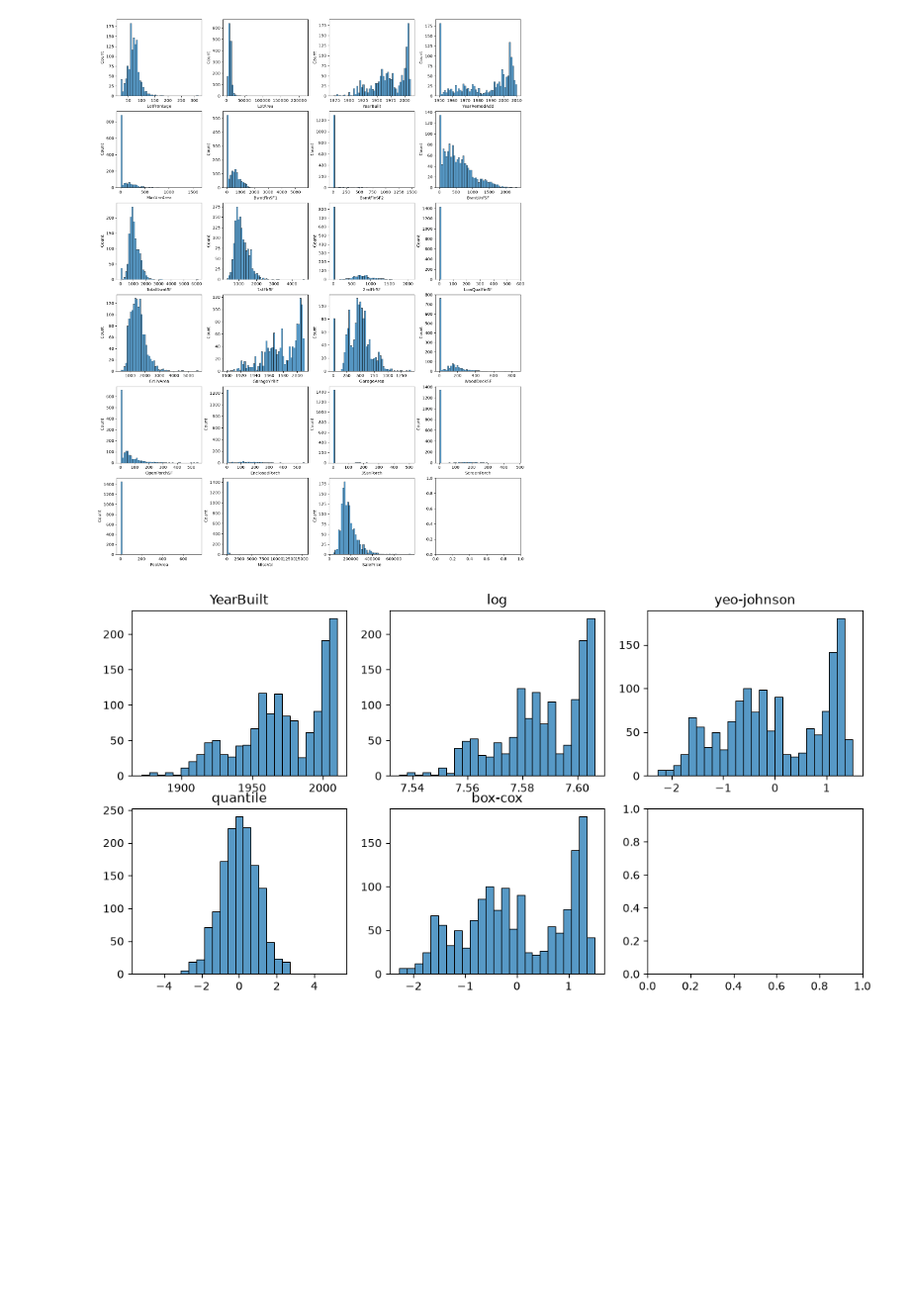
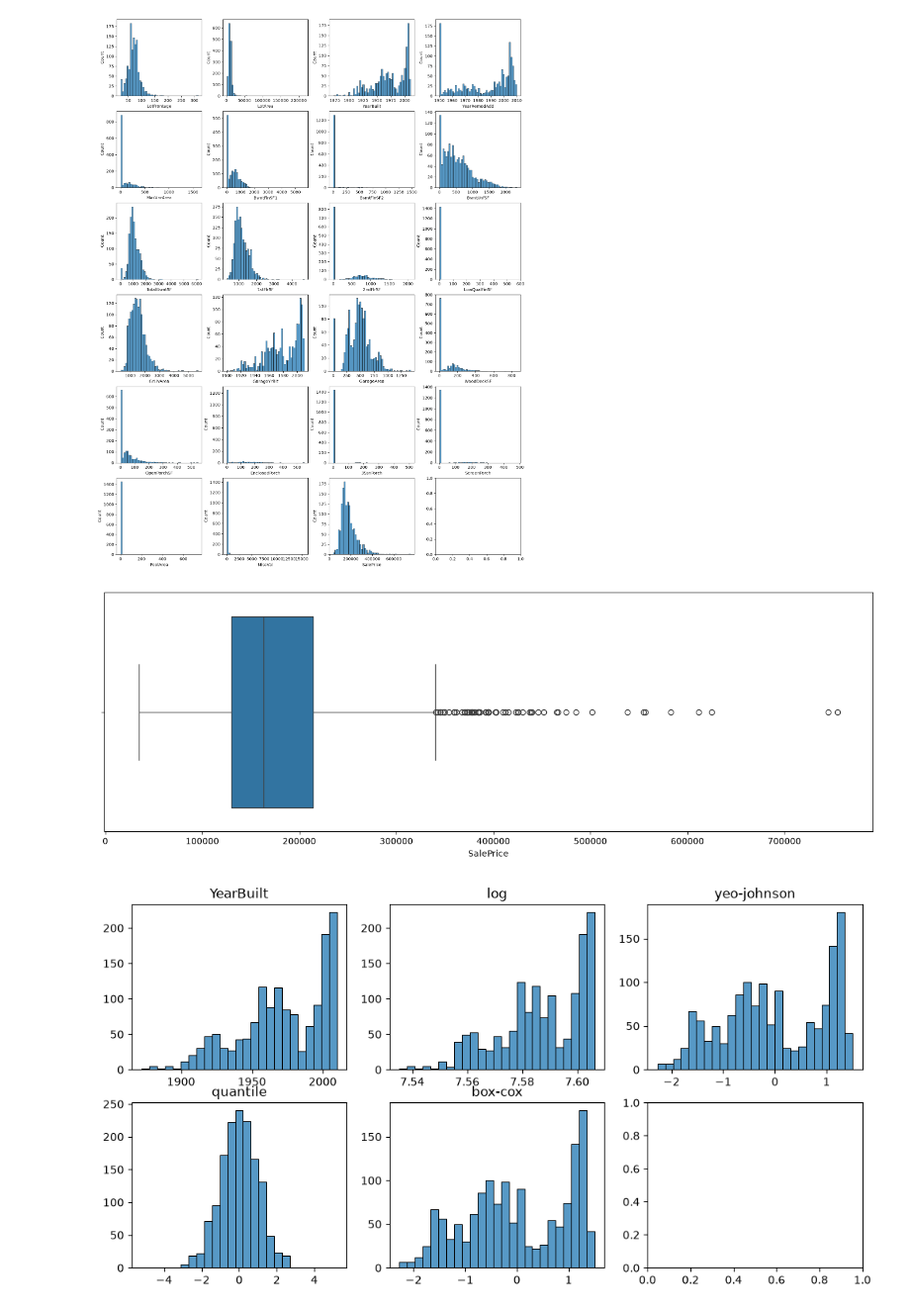
Before and after one commit to kh4beep/House_Prices, a Jupyter notebook: draft.ipynb, the cells around one changed output. Shown at 99% size. Drawn from its saved outputs; the diff is of its cells as text; code cells hidden in the pictures; blank space fills up the shorter version.

```diff
--- a/draft.ipynb
+++ b/draft.ipynb
@@ -251,6 +271,12 @@ plot_countplots(df, [
 ])
 # %% [output]
 [figure]
+# %%
+plt.figure(figsize=(16, 5))
+sns.boxplot(df, x='SalePrice')
+plt.show()
+# %% [output]
+[figure, added]
 # %%
 def plot_transforms(df: pd.DataFrame, col_name: str):
     col_s = df[col_name]
```
Also changed, not shown: parts of 6 cells of this notebook, 10 other files.
